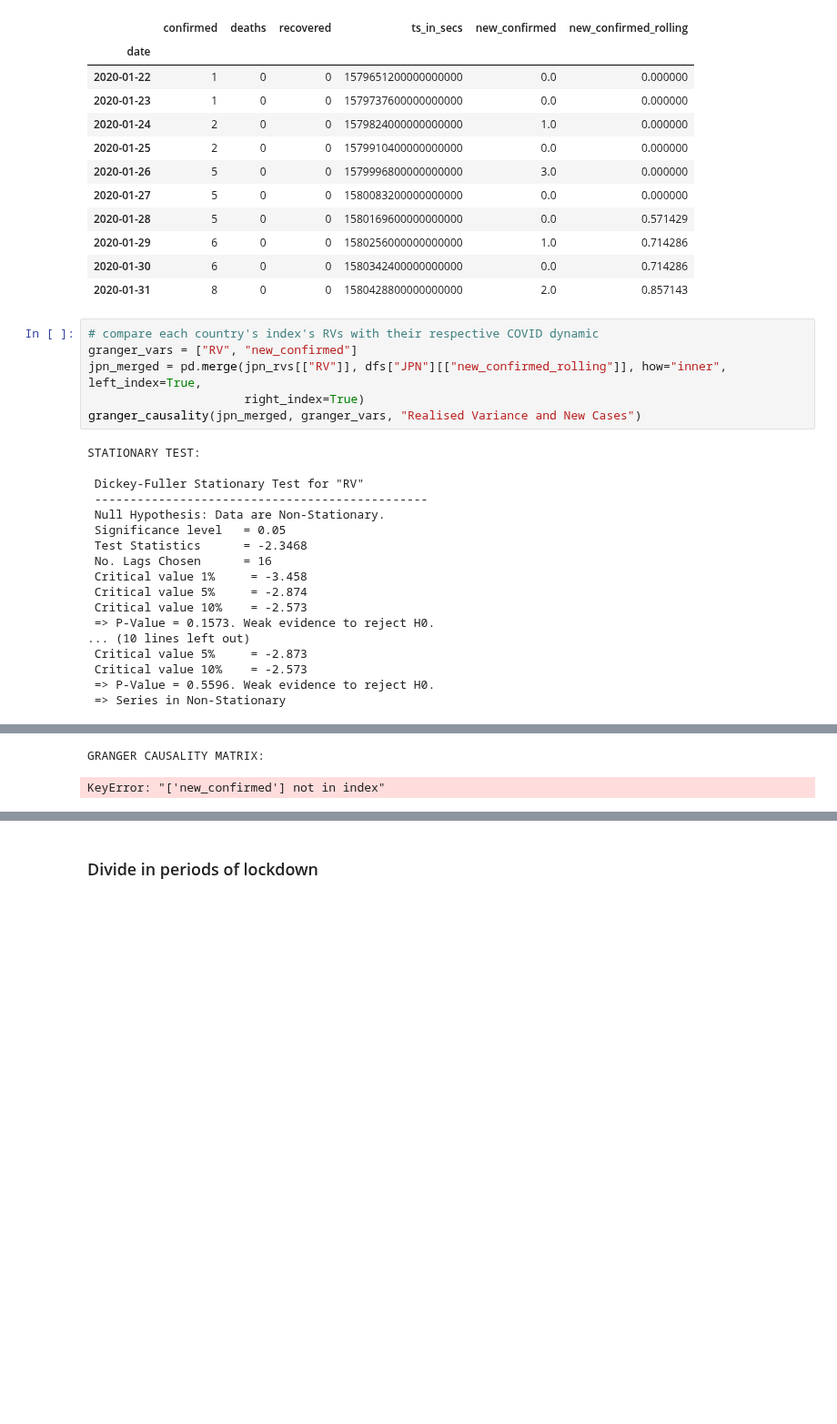
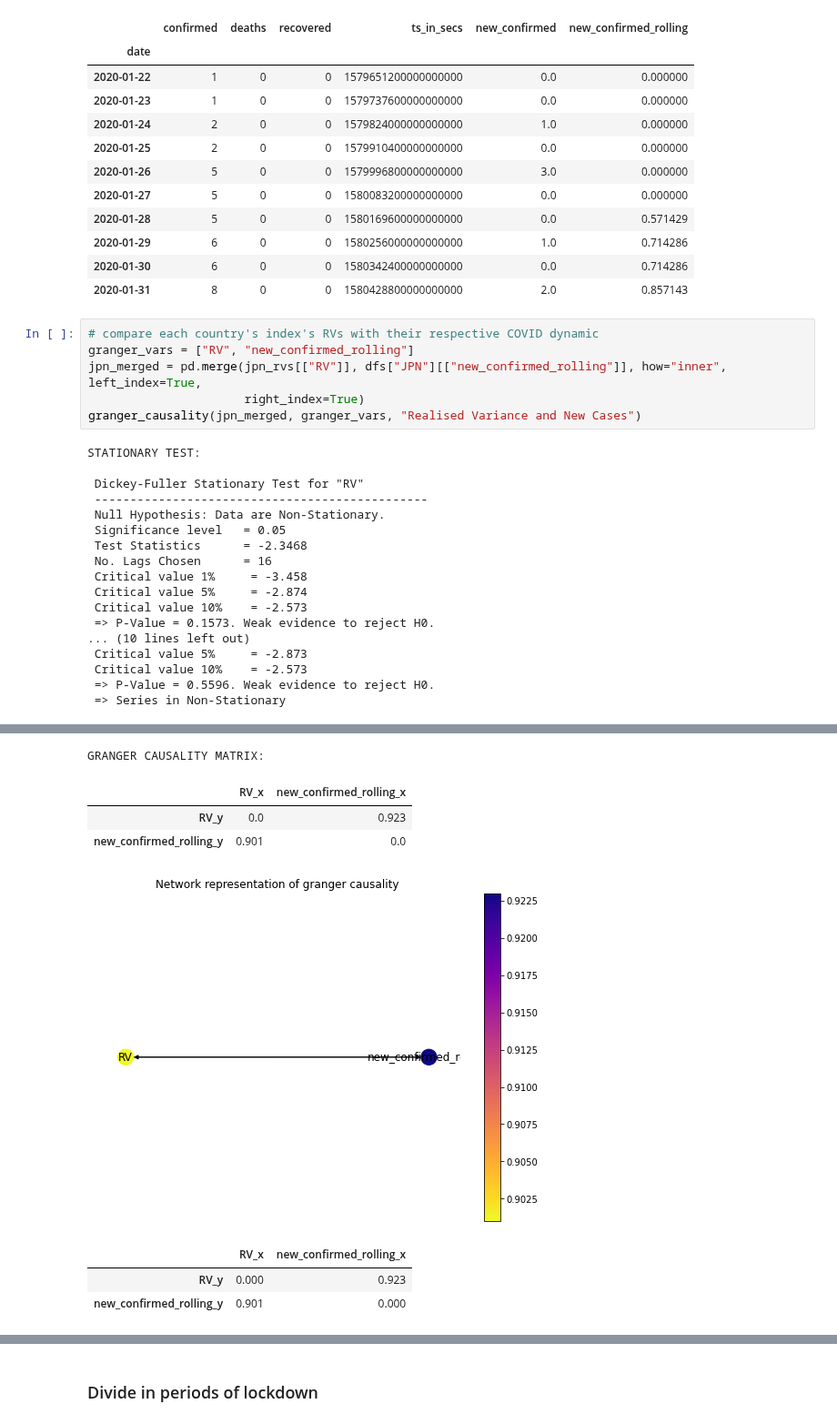
Before and after one commit to anitamezzetti/covid_impact_stocks_volatility, a Jupyter notebook: HienRealisedVarianceByCountry.ipynb, the cells around one changed output, grey strips where cells are left out. Shown at 91% size. Saved outputs shown, nothing was run; the diff lists cells and outputs as text; blank space fills up the shorter version.

```diff
--- a/HienRealisedVarianceByCountry.ipynb
+++ b/HienRealisedVarianceByCountry.ipynb
@@ -87,7 +89,7 @@ dfs["USA"].head(10)
 | 2020-01-31 | 8 | 0 | 0 | 1580428800000000000 | 2.0 | 0.857143 |
 # %%
 # compare each country's index's RVs with their respective COVID dynamic
-granger_vars = ["RV", "new_confirmed"]
+granger_vars = ["RV", "new_confirmed_rolling"]
 jpn_merged = pd.merge(jpn_rvs[["RV"]], dfs["JPN"][["new_confirmed_rolling"]], how="inner", left_index=True,
                       right_index=True)
 granger_causality(jpn_merged, granger_vars, "Realised Variance and New Cases")
@@ -100,32 +102,38 @@ STATIONARY TEST:
  Significance level   = 0.05
  Test Statistics      = -2.3468
  No. Lags Chosen      = 16
  Critical value 1%     = -3.458
  Critical value 5%     = -2.874
  Critical value 10%    = -2.573
  => P-Value = 0.1573. Weak evidence to reject H0.
 ... (10 lines left out)
  Critical value 5%     = -2.873
  Critical value 10%    = -2.573
  => P-Value = 0.5596. Weak evidence to reject H0.
  => Series in Non-Stationary
 The rowNum attribute was deprecated in Matplotlib 3.2 and will be removed two minor releases later. Use ax.get_subplotspec().rowspan.start instead.
   layout[ax.rowNum, ax.colNum] = ax.get_visible()
 The colNum attribute was deprecated in Matplotlib 3.2 and will be removed two minor releases later. Use ax.get_subplotspec().colspan.start instead.
   layout[ax.rowNum, ax.colNum] = ax.get_visible()
 The rowNum attribute was deprecated in Matplotlib 3.2 and will be removed two minor releases later. Use ax.get_subplotspec().rowspan.start instead.
   if not layout[ax.rowNum + 1, ax.colNum]:
 The colNum attribute was deprecated in Matplotlib 3.2 and will be removed two minor releases later. Use ax.get_subplotspec().colspan.start instead.
   if not layout[ax.rowNum + 1, ax.colNum]:
 The rowNum attribute was deprecated in Matplotlib 3.2 and will be removed two minor releases later. Use ax.get_subplotspec().rowspan.start instead.
   layout[ax.rowNum, ax.colNum] = ax.get_visible()
 The colNum attribute was deprecated in Matplotlib 3.2 and will be removed two minor releases later. Use ax.get_subplotspec().colspan.start instead.
   layout[ax.rowNum, ax.colNum] = ax.get_visible()
 The rowNum attribute was deprecated in Matplotlib 3.2 and will be removed two minor releases later. Use ax.get_subplotspec().rowspan.start instead.
   if not layout[ax.rowNum + 1, ax.colNum]:
 The colNum attribute was deprecated in Matplotlib 3.2 and will be removed two minor releases later. Use ax.get_subplotspec().colspan.start instead.
   if not layout[ax.rowNum + 1, ax.colNum]:
 [figure]
 GRANGER CAUSALITY MATRIX:
-KeyError: "['new_confirmed'] not in index"
+|  | RV_x | new_confirmed_rolling_x |
+| RV_y | 0.0 | 0.923 |
+| new_confirmed_rolling_y | 0.901 | 0.0 |
+[figure, added]
+|  | RV_x | new_confirmed_rolling_x |
+| RV_y | 0.000 | 0.923 |
+| new_confirmed_rolling_y | 0.901 | 0.000 |
 # %%
```
Also changed, not shown: parts of 4 cells of this notebook.
